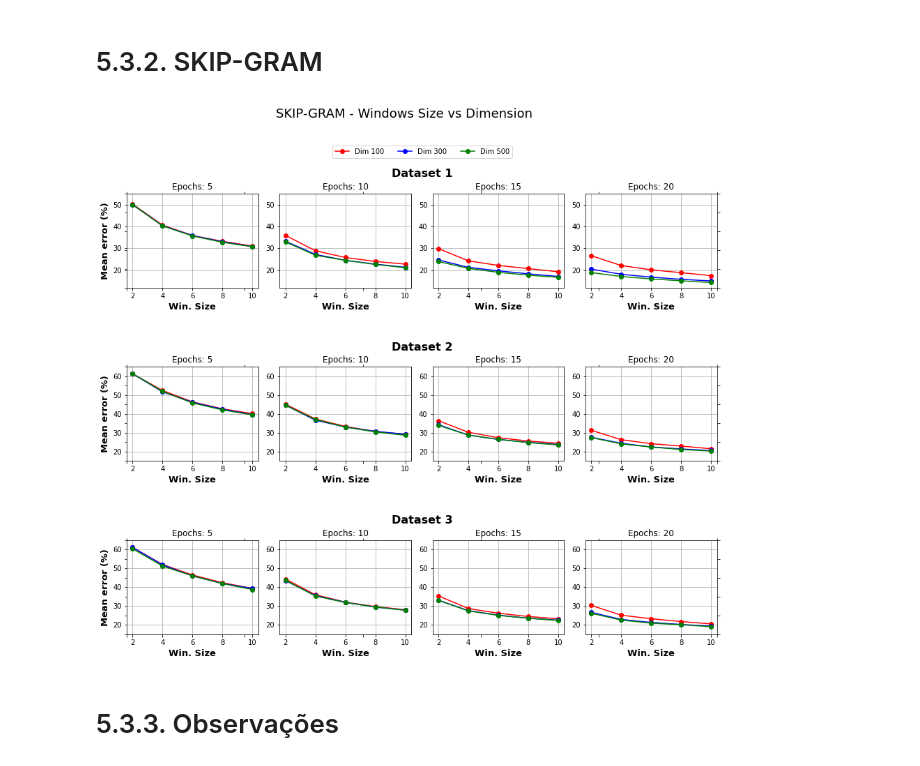
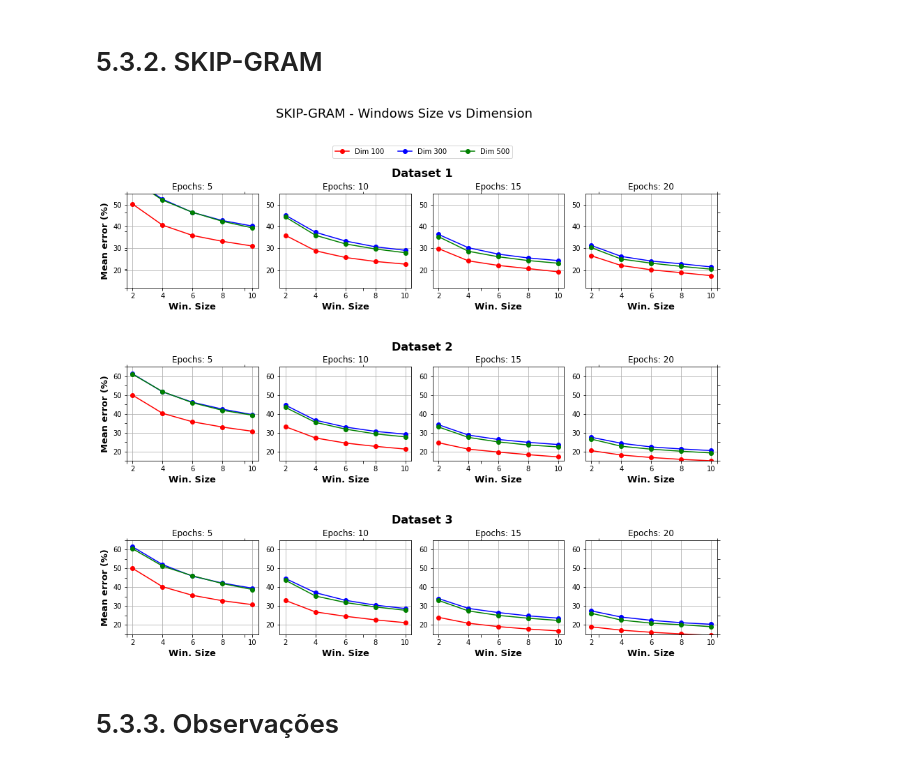
Before and after one commit to danielkansaon/NLP-Discipline, a Jupyter notebook: TP1/TP1_word2vec.ipynb, the cells around one changed output. Cells and saved outputs as stored; diff of their text form; code cells hidden in the pictures.

```diff
--- a/TP1/TP1_word2vec.ipynb
+++ b/TP1/TP1_word2vec.ipynb
@@ -417,9 +382,9 @@ plot_graph_rows2(n_rows, n_cols, x_axis, g_values_cbow, main_title, DATASET_NAME
 # 5.3.2. SKIP-GRAM
 # %%
 main_title = 'SKIP-GRAM - Windows Size vs Dimension'
-plot_graph_rows2(n_rows, n_cols, x_axis, g_values_cbow, main_title, DATASET_NAMES, line_labels, col_labels, y_range, COLORS, x_label)
+plot_graph_rows(n_rows, n_cols, x_axis, g_values_cbow, main_title, DATASET_NAMES, line_labels, col_labels, y_range, COLORS, x_label)
 # %% [output]
-[figure, old version]
+[figure, new version]
 # %% [markdown]
 # 5.3.3. Observações
 # %% [markdown]
```
Also changed, not shown: parts of 38 cells of this notebook.
